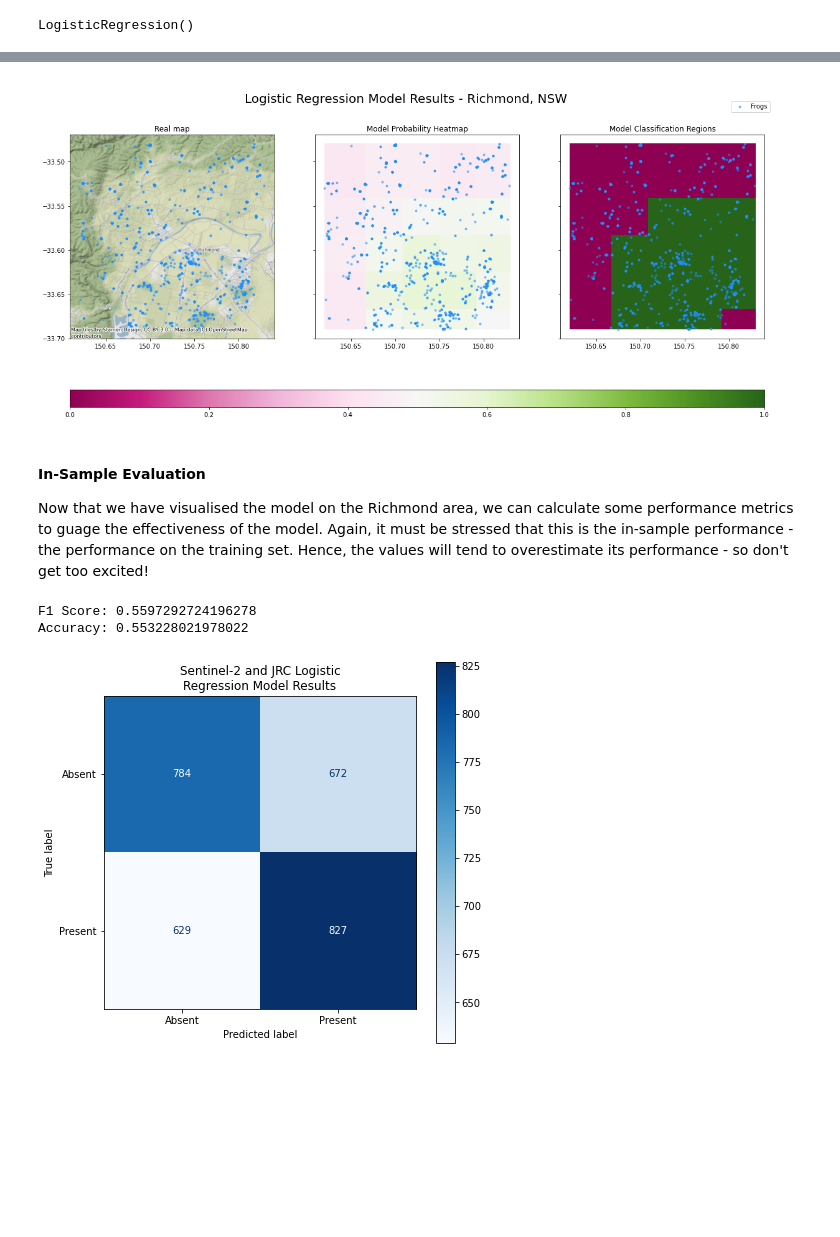
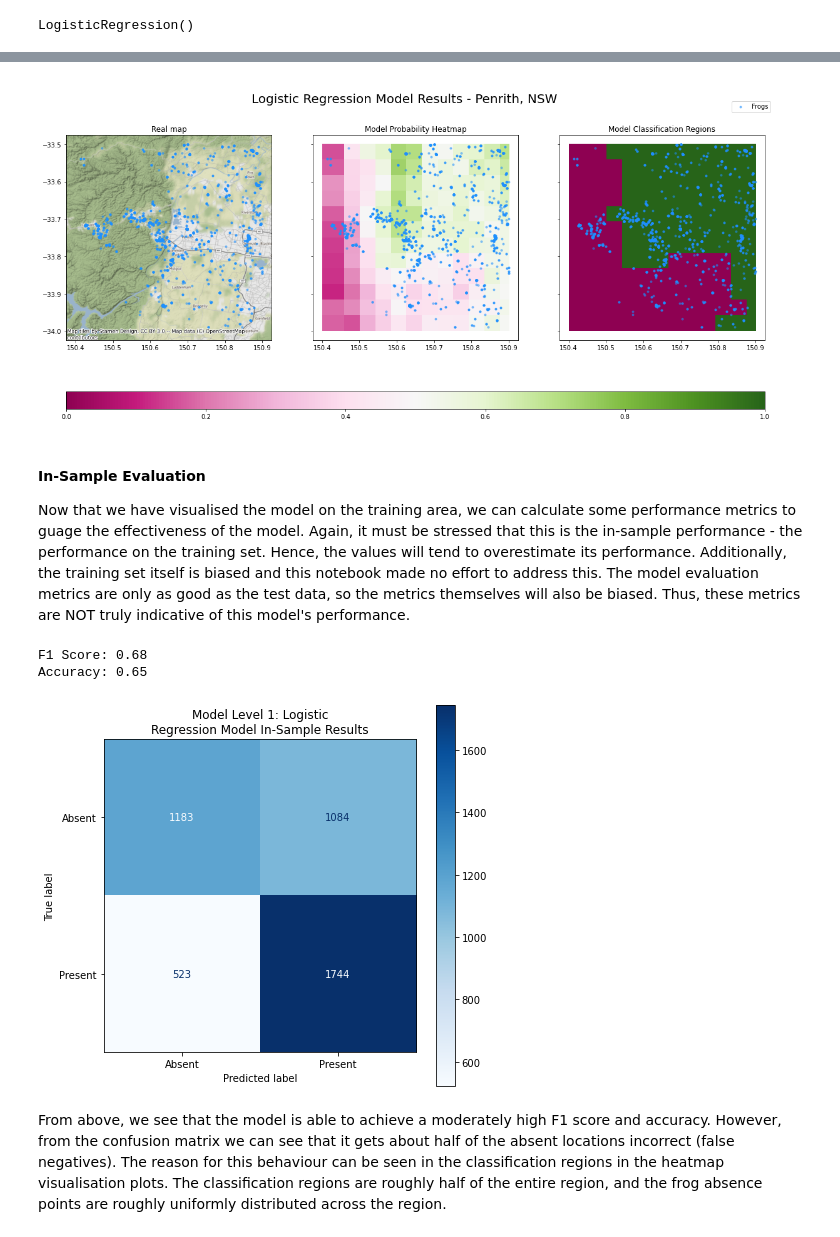
Before and after one commit to EY-Data-Science-Program/2022-Better-Working-World-Data-Challenge, a Jupyter notebook: Model_Level_1.ipynb, the cells around one changed output, grey strips where cells are left out. Cells and saved outputs as stored; diff of their text form; code cells hidden in the pictures; blank space fills up the shorter version.

```diff
--- a/Model_Level_1.ipynb
+++ b/Model_Level_1.ipynb
@@ -222,0 +277,4 @@ frog_data
+# %%
+grid = (int((max_lon-min_lon)/0.01), int((max_lat-min_lat)/0.01))
+print(grid)
+all_frog_data = get_frog_absence(frog_data, bbox, granularity=grid, verbose=False)
@@ -226,7 +302,7 @@ Next, we write a function called `get_terraclimate` to fetch the terraclimate da
 
 To assist in visualisations, this function has an interpolation functionality which will allow the comparitively coarse temporal resolution of the terraclimate data to be mapped to a larger set of coordinates, creating an $(n\times m)$ image. We will choose $(512\times 512)$.
 # %%
-def get_terraclimate(bbox, metrics, time_slice=None, assets=None, features=None, interp_dims=None):
+def get_terraclimate(bbox, metrics, time_slice=None, assets=None, features=None, interp_dims=None, verbose=True):
     """Returns terraclimate metrics for a given area, allowing results to be interpolated onto a larger image.
 
     Attributes:
@@ -251,12 +327,14 @@ def get_terraclimate(bbox, metrics, time_slice=None, assets=None, features=None,
         data = data.sel(lon=slice(min_lon,max_lon),lat=slice(max_lat,min_lat))
     if assets is not None:
         data = data[assets]
+    print('Loading data') if verbose else None
     data = data.rename(lat='y', lon='x').to_array().compute()
 
     # Calculate metrics
     combined_values = []
     combined_bands = []
     for name, metric in metrics.items():
+        print(f'Calculating {name}') if verbose else None
         sum_data = xr.apply_ufunc(
             metric['fn'], data, input_core_dims=[["time"]], kwargs=metric['params'], dask = 'allowed', vectorize = True
         ).rename(variable='band')
@@ -286,6 +364,7 @@ def get_terraclimate(bbox, metrics, time_slice=None, assets=None, features=None,
     combined_data = combined_data.sel(band=features)
 
     if interp_dims is not None:
+        print(f'Interpolating image') if verbose else None
         interp_coords = (np.linspace(bbox[0], bbox[2], interp_dims[0]), np.linspace(bbox[1], bbox[3], interp_dims[1]))
         combined_data = combined_data.interp(x=interp_coords[0], y=interp_coords[1], method='nearest', kwargs={"fill_value": "extrapolate"})
 
@@ -367,7 +468,7 @@ def join_features(model_data, predictor_image):
     data_per_point = pd.DataFrame()
     for j, (lon, lat, key) in enumerate(zip(model_data.decimalLongitude, model_data.decimalLatitude, model_data.key)):
         # Print out some progress markers
-        if (j+1)%500==0:
+        if (j+1)%(len(model_data)//10)==0:
             print(f"{j+1} of {len(model_data)}")
 
         # Get the predictor pixel at the site of the frog occurrence
@@ -392,6 +493,6 @@ def join_features(model_data, predictor_image):
 
     return model_data
 
-model_data = join_features(frog_data, weather_data)
+model_data = join_features(all_frog_data, weather_data)
 model_data.head()
 # %% [output]
@@ -417,7 +523,7 @@ full_model = LogisticRegression()
 # Separate the predictor variables from the response
 X = (
     model_data
-    .drop(['key', 'decimalLongitude', 'decimalLatitude', 'occurrenceStatus', 'geometry'], 1)
+    .drop(['key', 'decimalLongitude', 'decimalLatitude', 'occurrenceStatus', 'species', 'geometry'], 1)
 )
 y = model_data.occurrenceStatus.astype(int)
 # %% [markdown]
@@ -522,31 +629,33 @@ def plot_heatmap(resultant_image, frog_data, title, crs = {'init':'epsg:4326'}):
     fig.legend(loc = (0.9, 0.9))
     fig.suptitle(title, x=0.5, y=0.9, fontsize=20)
 
-plot_heatmap(resultant_image, frog_data, "Logistic Regression Model Results - Richmond, NSW")
+plot_heatmap(resultant_image, all_frog_data, "Logistic Regression Model Results - Penrith, NSW")
 # %% [output]
-[figure, old version]
+[figure, new version]
 # %% [markdown]
 #### In-Sample Evaluation
 
-Now that we have visualised the model on the Richmond area, we can calculate some performance metrics to guage the effectiveness of the model. Again, it must be stressed that this is the in-sample performance - the performance on the training set. Hence, the values will tend to overestimate its performance -  so don't get too excited!
+Now that we have visualised the model on the training area, we can calculate some performance metrics to guage the effectiveness of the model. Again, it must be stressed that this is the in-sample performance - the performance on the training set. Hence, the values will tend to overestimate its performance. Additionally, the training set itself is biased and this notebook made no effort to address this. The model evaluation metrics are only as good as the test data, so the metrics themselves will also be biased. Thus, these metrics are NOT truly indicative of this model's performance.
 # %%
 from sklearn.metrics import f1_score, accuracy_score, ConfusionMatrixDisplay
 
 predictions = full_model.predict(X)
 
-print(f"F1 Score: {f1_score(y, predictions)}")
-print(f"Accuracy: {accuracy_score(y, predictions)}")
+print(f"F1 Score: {np.mean(f1_score(y, predictions)).round(2)}")
+print(f"Accuracy: {np.mean(accuracy_score(y, predictions)).round(2)}")
 # %% [output]
-F1 Score: 0.5597292724196278
-Accuracy: 0.553228021978022
+F1 Score: 0.68
+Accuracy: 0.65
 # %%
 # Visualise the results in a confusion matrix
 disp = ConfusionMatrixDisplay.from_estimator(full_model, X, y, display_labels=['Absent', 'Present'], cmap='Blues')
 disp.figure_.set_size_inches((7, 7))
-disp.ax_.set_title('Sentinel-2 and JRC Logistic\nRegression Model Results')
+disp.ax_.set_title('Model Level 1: Logistic\nRegression Model In-Sample Results')
 plt.show()
 # %% [output]
-[figure, old version]
+[figure, new version]
+# %% [markdown]
+From above, we see that the model is able to achieve a moderately high F1 score and accuracy. However, from the confusion matrix we can see that it gets about half of the absent locations incorrect (false negatives). The reason for this behaviour can be seen in the classification regions in the heatmap visualisation plots. The classification regions are roughly half of the entire region, and the frog absence points are roughly uniformly distributed across the region.
 # %% [markdown]
 #### Out-of-sample evaluation
 
```
Also changed, not shown: parts of 35 cells of this notebook.
